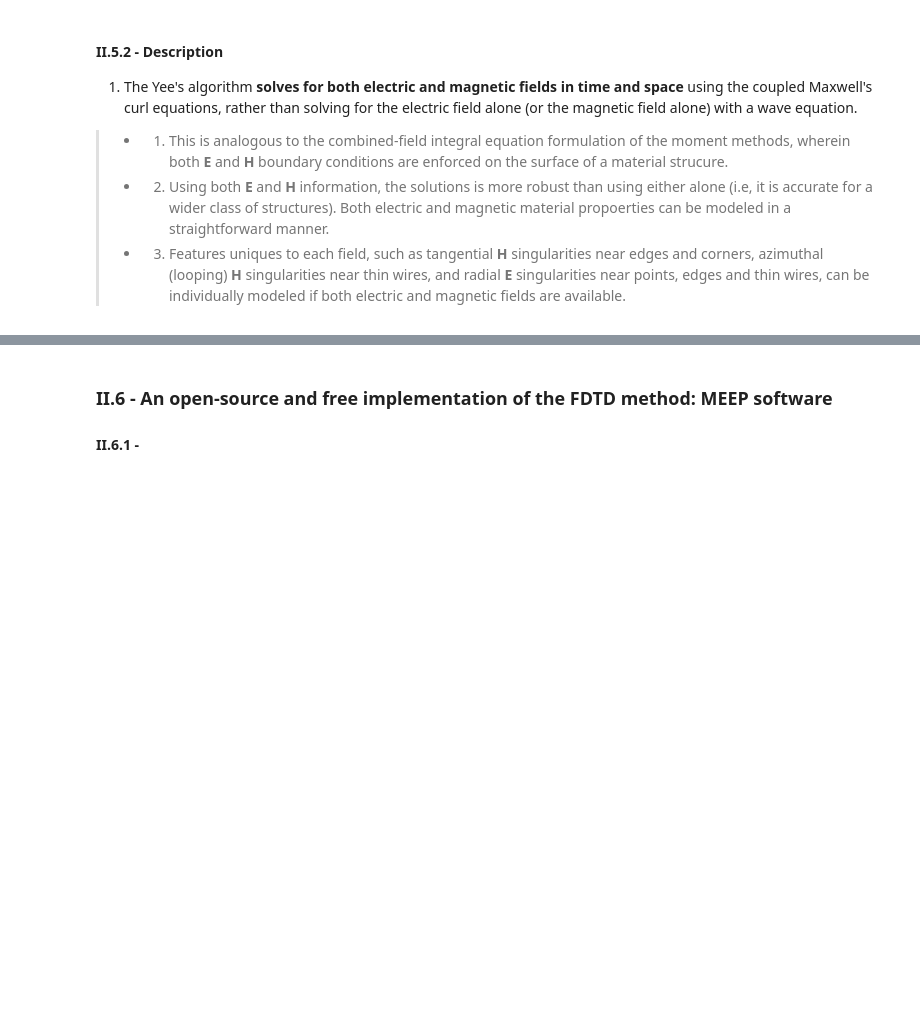
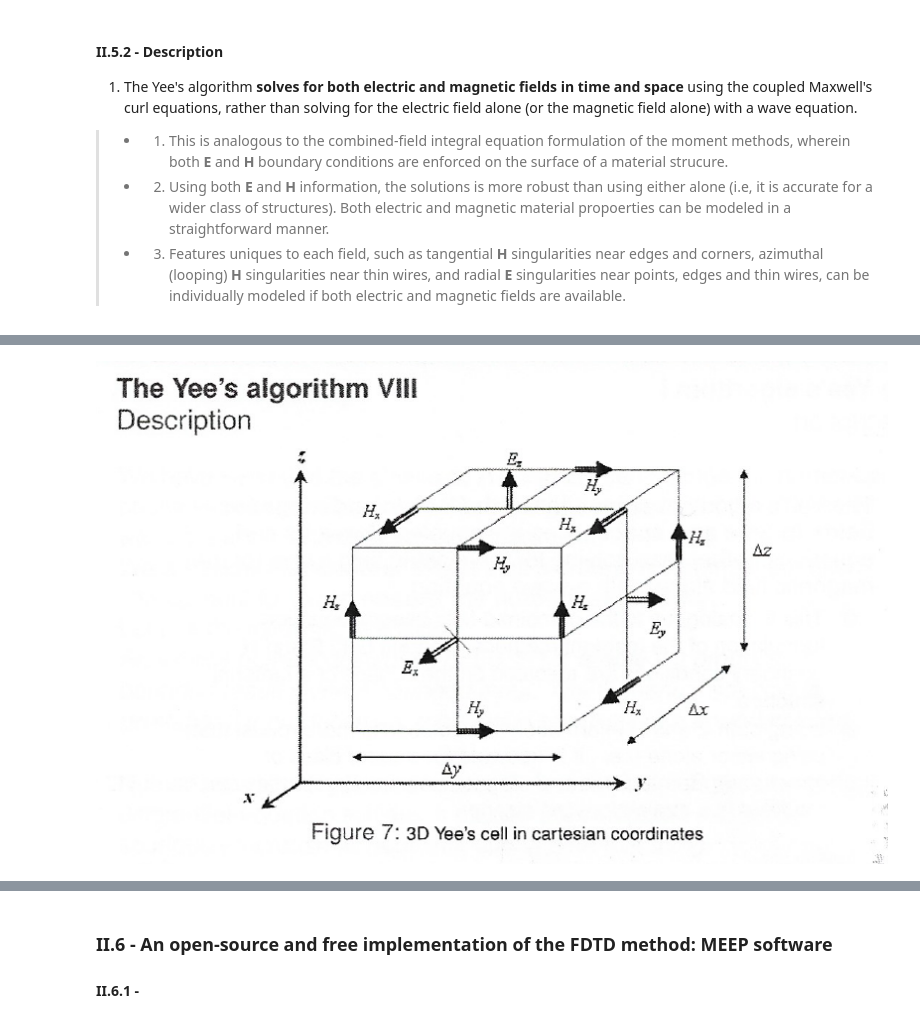
Before and after one commit to Gatovicciola/CEM_EMPOSSIBLE, a Jupyter notebook: Notes_Cours/Numerical_Methods_Renversey.ipynb, the cells around one changed output, grey strips where cells are left out. Cells and saved outputs as stored; diff of their text form; code cells hidden in the pictures; blank space fills up the shorter version.

```diff
--- a/Notes_Cours/Numerical_Methods_Renversey.ipynb
+++ b/Notes_Cours/Numerical_Methods_Renversey.ipynb
@@ -598,0 +619,4 @@ The basic idea of the seminal Yee's algorithm, published in 1966, is to locate e
+# %%
+Image(filename='fig7.png')
+# %% [output]
+[figure, added]
```
Also changed, not shown: parts of 9 cells of this notebook, 3 other files.
